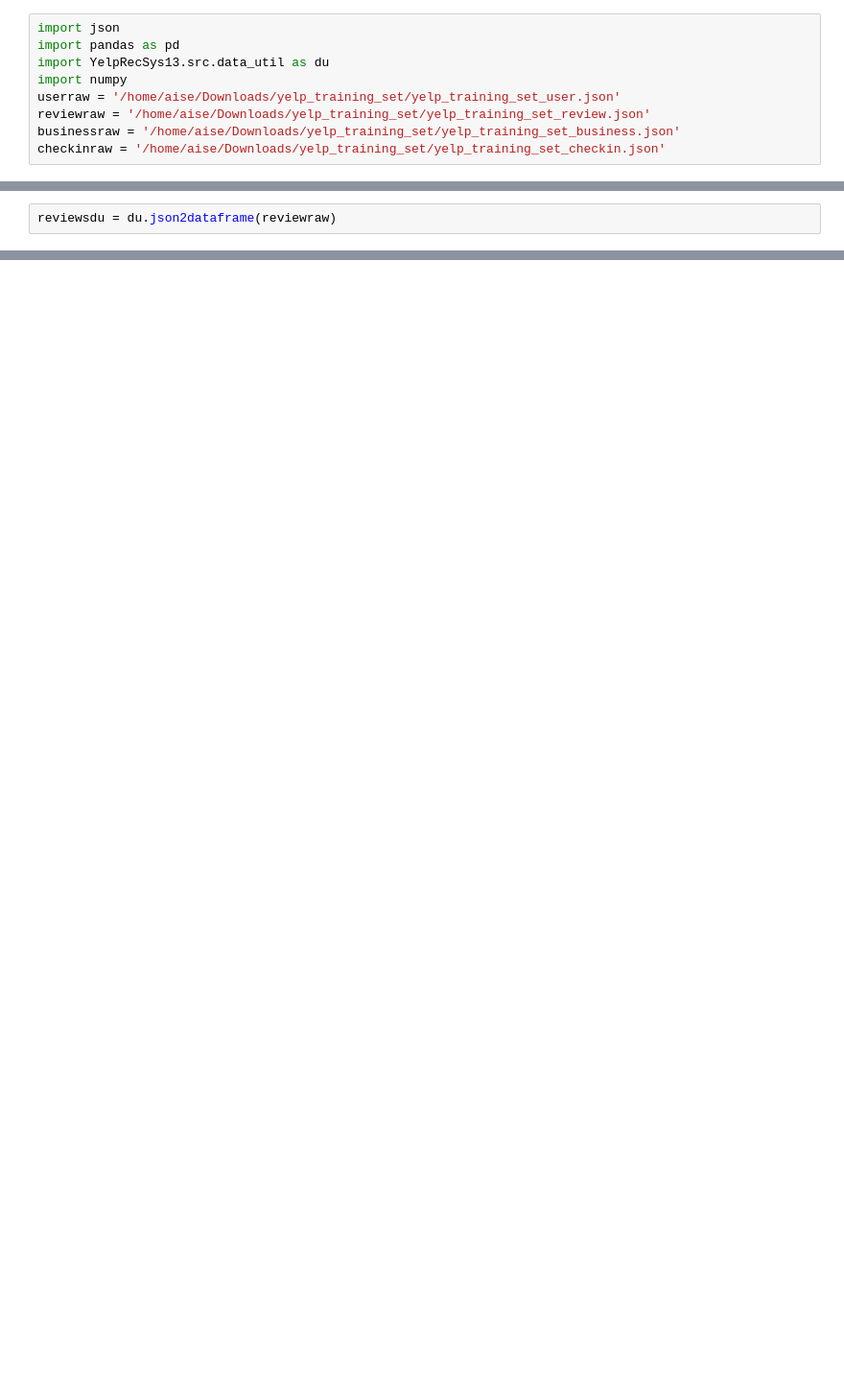
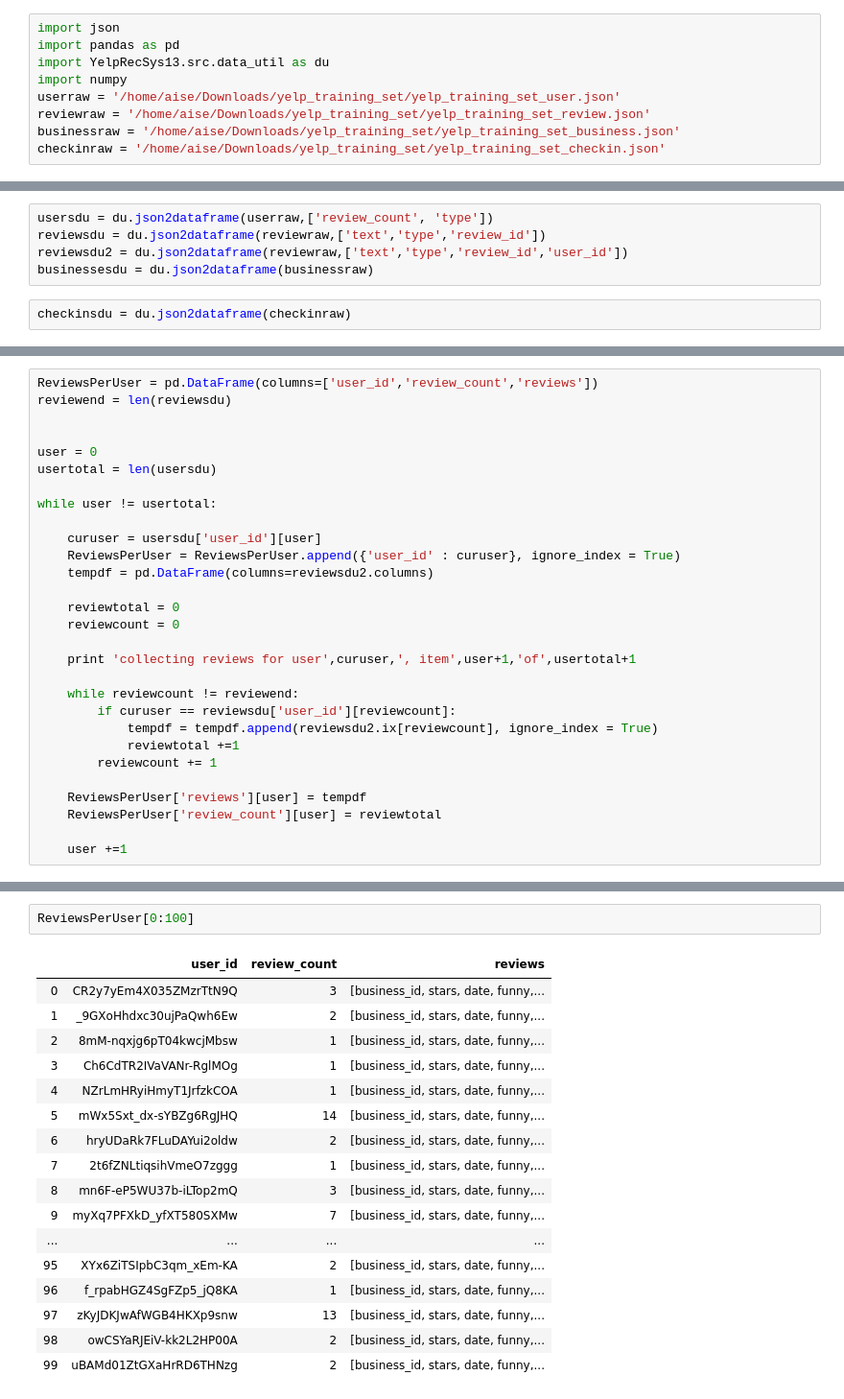
Before and after one commit to bchnge/YelpRecSys13, a Jupyter notebook: notebooks/kim2.ipynb, the cells around one changed output, grey strips where cells are left out. Shown at 96% size. Saved outputs shown, nothing was run; the diff lists cells and outputs as text; blank space fills up the shorter version.

Commit message:
built table of users and their reviews

```diff
--- a/notebooks/kim2.ipynb
+++ b/notebooks/kim2.ipynb
@@ -12,2 +10,7 @@ usersdu = du.json2dataframe(userraw,['review_count', 'type'])
+# %%
+usersdu = du.json2dataframe(userraw,['review_count', 'type'])
+reviewsdu = du.json2dataframe(reviewraw,['text','type','review_id'])
+reviewsdu2 = du.json2dataframe(reviewraw,['text','type','review_id','user_id'])
+businessesdu = du.json2dataframe(businessraw)
 # %%
-reviewsdu = du.json2dataframe(reviewraw)
+checkinsdu = du.json2dataframe(checkinraw)
@@ -140,0 +34,29 @@ Name: 0
+# %%
+ReviewsPerUser = pd.DataFrame(columns=['user_id','review_count','reviews'])
+reviewend = len(reviewsdu)
+
+
+user = 0
+usertotal = len(usersdu)
+
+while user != usertotal:
+
+    curuser = usersdu['user_id'][user]
+    ReviewsPerUser = ReviewsPerUser.append({'user_id' : curuser}, ignore_index = True)
+    tempdf = pd.DataFrame(columns=reviewsdu2.columns)
+
+    reviewtotal = 0
+    reviewcount = 0
+
+    print 'collecting reviews for user',curuser,', item',user+1,'of',usertotal+1
+
+    while reviewcount != reviewend:
+        if curuser == reviewsdu['user_id'][reviewcount]:
+            tempdf = tempdf.append(reviewsdu2.ix[reviewcount], ignore_index = True)
+            reviewtotal +=1
+        reviewcount += 1
+
+    ReviewsPerUser['reviews'][user] = tempdf
+    ReviewsPerUser['review_count'][user] = reviewtotal
+
+    user +=1
@@ -140,0 +84,20 @@ Name: 0
+# %%
+ReviewsPerUser[0:100]
+# %% [output]
+|  | user_id | review_count | reviews |
+| 0 | CR2y7yEm4X035ZMzrTtN9Q | 3 | [business_id, stars, date, funny,... |
+| 1 | _9GXoHhdxc30ujPaQwh6Ew | 2 | [business_id, stars, date, funny,... |
+| 2 | 8mM-nqxjg6pT04kwcjMbsw | 1 | [business_id, stars, date, funny,... |
+| 3 | Ch6CdTR2IVaVANr-RglMOg | 1 | [business_id, stars, date, funny,... |
+| 4 | NZrLmHRyiHmyT1JrfzkCOA | 1 | [business_id, stars, date, funny,... |
+| 5 | mWx5Sxt_dx-sYBZg6RgJHQ | 14 | [business_id, stars, date, funny,... |
+| 6 | hryUDaRk7FLuDAYui2oldw | 2 | [business_id, stars, date, funny,... |
+| 7 | 2t6fZNLtiqsihVmeO7zggg | 1 | [business_id, stars, date, funny,... |
+| 8 | mn6F-eP5WU37b-iLTop2mQ | 3 | [business_id, stars, date, funny,... |
+| 9 | myXq7PFXkD_yfXT580SXMw | 7 | [business_id, stars, date, funny,... |
+| ... | ... | ... | ... |
+| 95 | XYx6ZiTSIpbC3qm_xEm-KA | 2 | [business_id, stars, date, funny,... |
+| 96 | f_rpabHGZ4SgFZp5_jQ8KA | 1 | [business_id, stars, date, funny,... |
+| 97 | zKyJDKJwAfWGB4HKXp9snw | 13 | [business_id, stars, date, funny,... |
+| 98 | owCSYaRJEiV-kk2L2HP00A | 2 | [business_id, stars, date, funny,... |
+| 99 | uBAMd01ZtGXaHrRD6THNzg | 2 | [business_id, stars, date, funny,... |
```
Also changed, not shown: parts of 19 cells of this notebook.
